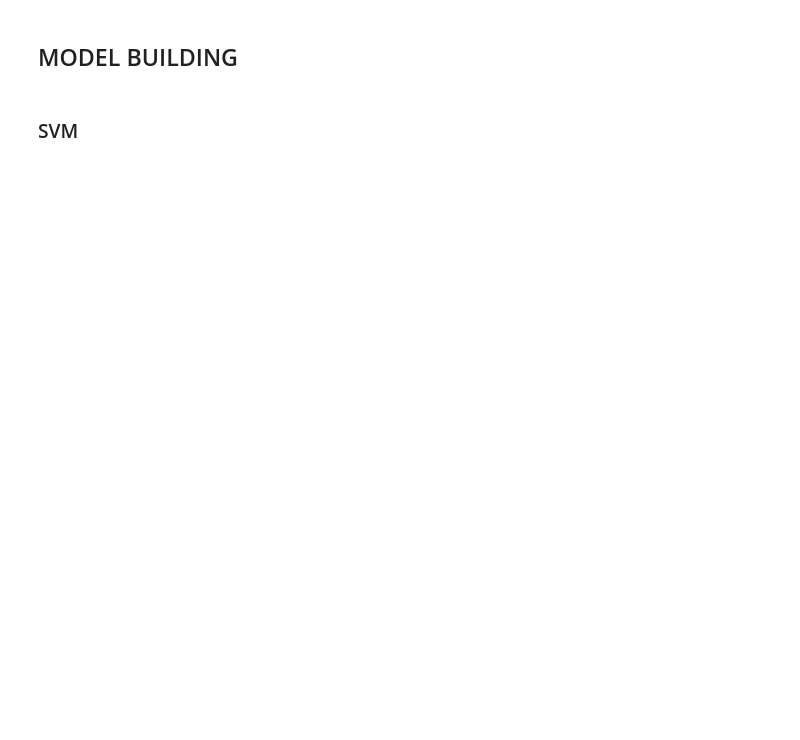
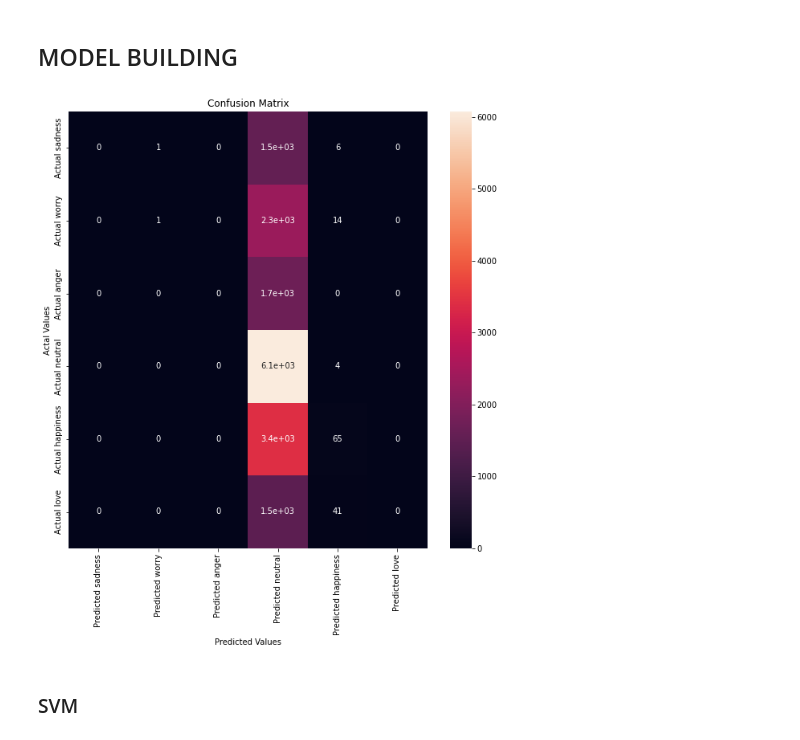
Before and after one commit to Sarahhabbi/EmotionAnalysis, a Jupyter notebook: src/model.ipynb, the cells around one changed output. Cells and saved outputs as stored; diff of their text form; code cells hidden in the pictures; blank space fills up the shorter version.

```diff
--- a/src/model.ipynb
+++ b/src/model.ipynb
@@ -165,3 +164,8 @@ pickle.dump(BNBmodel, open(filename, 'wb'))
+# %%
+# confusion matrix
+plot_confusion_matrix(y_test, y_pred1)
+# %% [output]
+[figure, added]
 # %% [markdown]
 ### SVM
 # %%
```
Also changed, not shown: parts of 27 cells of this notebook, 6 other files.
